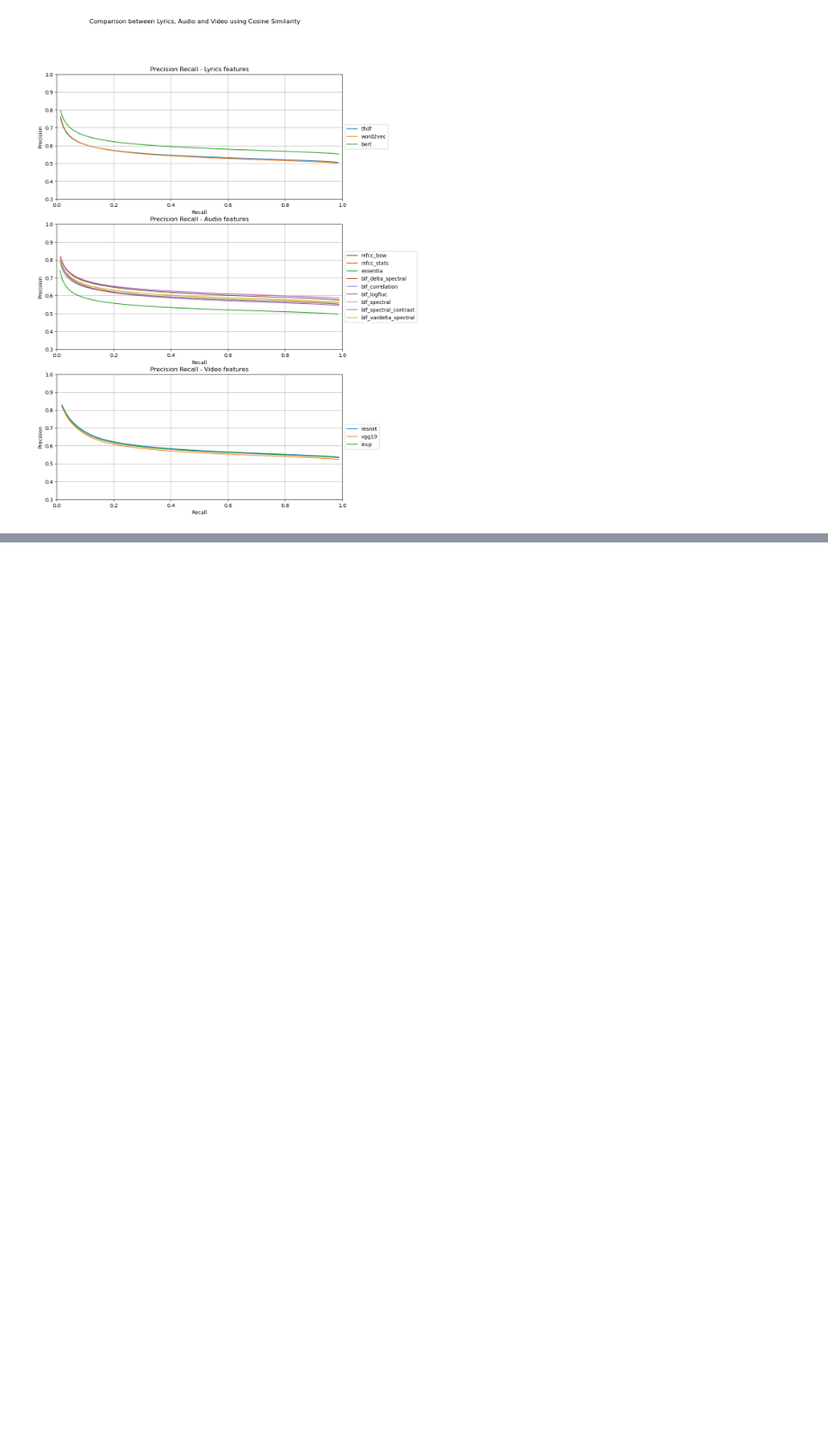
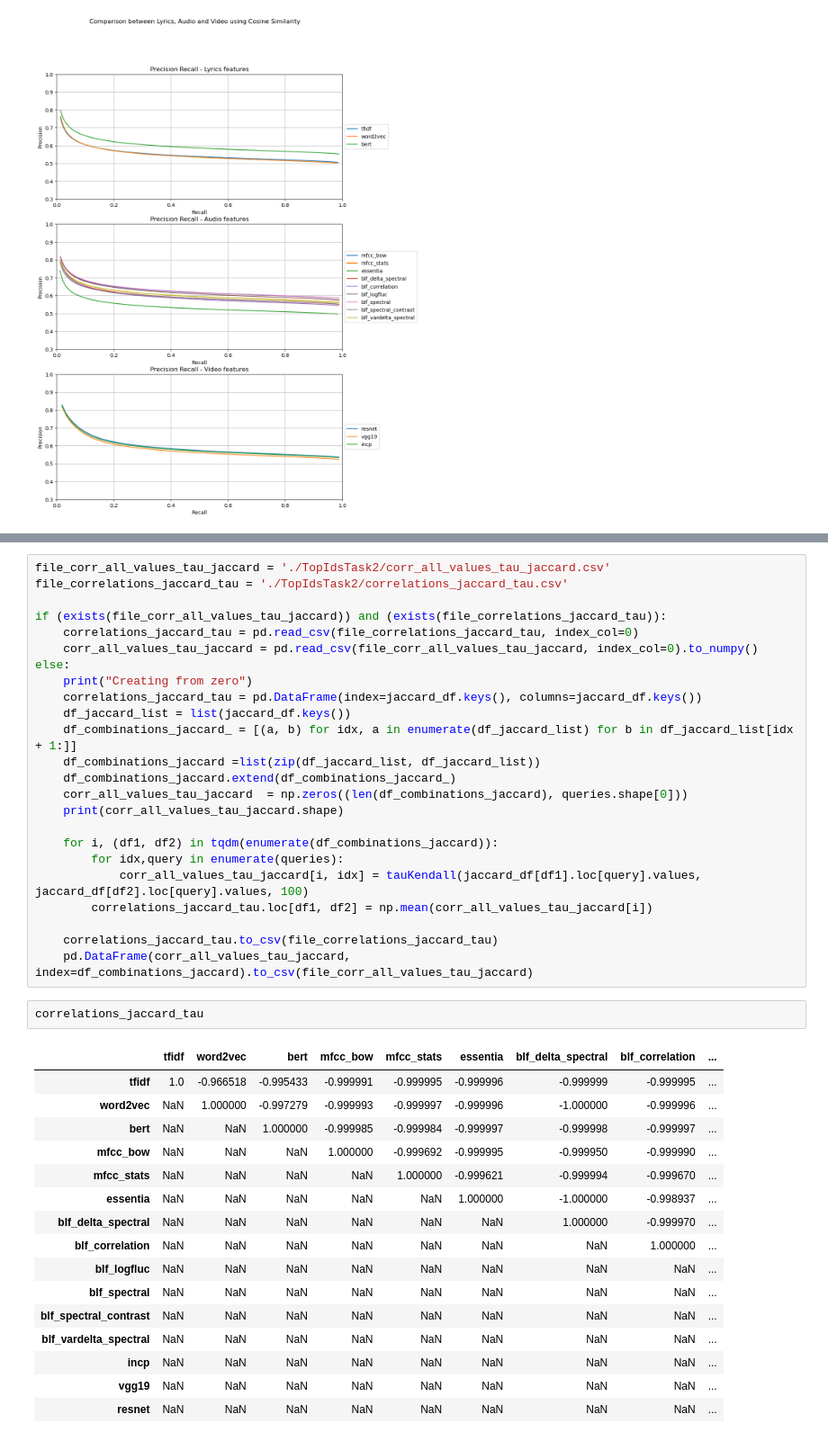
Before and after one commit to mmosc/MMSR, a Jupyter notebook: project/ProjectImplementation-Task2-EvaluationMetrics-.ipynb, the cells around one changed output, grey strips where cells are left out. Shown at 90% size. Cells and saved outputs as stored; diff of their text form; blank space fills up the shorter version.

```diff
--- a/project/ProjectImplementation-Task2-EvaluationMetrics-.ipynb
+++ b/project/ProjectImplementation-Task2-EvaluationMetrics-.ipynb
@@ -699,0 +831,43 @@ Text(0.5, 0.98, 'Comparison between Lyrics, Audio and Video using Cosine Similar
+# %%
+file_corr_all_values_tau_jaccard = './TopIdsTask2/corr_all_values_tau_jaccard.csv'
+file_correlations_jaccard_tau = './TopIdsTask2/correlations_jaccard_tau.csv'
+
+if (exists(file_corr_all_values_tau_jaccard)) and (exists(file_correlations_jaccard_tau)):
+    correlations_jaccard_tau = pd.read_csv(file_correlations_jaccard_tau, index_col=0)
+    corr_all_values_tau_jaccard = pd.read_csv(file_corr_all_values_tau_jaccard, index_col=0).to_numpy()
+else:
+    print("Creating from zero")
+    correlations_jaccard_tau = pd.DataFrame(index=jaccard_df.keys(), columns=jaccard_df.keys())
+    df_jaccard_list = list(jaccard_df.keys())
+    df_combinations_jaccard_ = [(a, b) for idx, a in enumerate(df_jaccard_list) for b in df_jaccard_list[idx + 1:]]
+    df_combinations_jaccard =list(zip(df_jaccard_list, df_jaccard_list))
+    df_combinations_jaccard.extend(df_combinations_jaccard_)
+    corr_all_values_tau_jaccard  = np.zeros((len(df_combinations_jaccard), queries.shape[0]))
+    print(corr_all_values_tau_jaccard.shape)
+
+    for i, (df1, df2) in tqdm(enumerate(df_combinations_jaccard)):
+        for idx,query in enumerate(queries):
+            corr_all_values_tau_jaccard[i, idx] = tauKendall(jaccard_df[df1].loc[query].values, jaccard_df[df2].loc[query].values, 100)
+        correlations_jaccard_tau.loc[df1, df2] = np.mean(corr_all_values_tau_jaccard[i])
+
+    correlations_jaccard_tau.to_csv(file_correlations_jaccard_tau)
+    pd.DataFrame(corr_all_values_tau_jaccard, index=df_combinations_jaccard).to_csv(file_corr_all_values_tau_jaccard)
+# %%
+correlations_jaccard_tau
+# %% [output]
+|  | tfidf | word2vec | bert | mfcc_bow | mfcc_stats | essentia | blf_delta_spectral | blf_correlation | ... |
+| tfidf | 1.0 | -0.966518 | -0.995433 | -0.999991 | -0.999995 | -0.999996 | -0.999999 | -0.999995 | ... |
+| word2vec | NaN | 1.000000 | -0.997279 | -0.999993 | -0.999997 | -0.999996 | -1.000000 | -0.999996 | ... |
+| bert | NaN | NaN | 1.000000 | -0.999985 | -0.999984 | -0.999997 | -0.999998 | -0.999997 | ... |
+| mfcc_bow | NaN | NaN | NaN | 1.000000 | -0.999692 | -0.999995 | -0.999950 | -0.999990 | ... |
+| mfcc_stats | NaN | NaN | NaN | NaN | 1.000000 | -0.999621 | -0.999994 | -0.999670 | ... |
+| essentia | NaN | NaN | NaN | NaN | NaN | 1.000000 | -1.000000 | -0.998937 | ... |
+| blf_delta_spectral | NaN | NaN | NaN | NaN | NaN | NaN | 1.000000 | -0.999970 | ... |
+| blf_correlation | NaN | NaN | NaN | NaN | NaN | NaN | NaN | 1.000000 | ... |
+| blf_logfluc | NaN | NaN | NaN | NaN | NaN | NaN | NaN | NaN | ... |
+| blf_spectral | NaN | NaN | NaN | NaN | NaN | NaN | NaN | NaN | ... |
+| blf_spectral_contrast | NaN | NaN | NaN | NaN | NaN | NaN | NaN | NaN | ... |
+| blf_vardelta_spectral | NaN | NaN | NaN | NaN | NaN | NaN | NaN | NaN | ... |
+| incp | NaN | NaN | NaN | NaN | NaN | NaN | NaN | NaN | ... |
+| vgg19 | NaN | NaN | NaN | NaN | NaN | NaN | NaN | NaN | ... |
+| resnet | NaN | NaN | NaN | NaN | NaN | NaN | NaN | NaN | ... |
```
Also changed, not shown: parts of 17 cells of this notebook.
